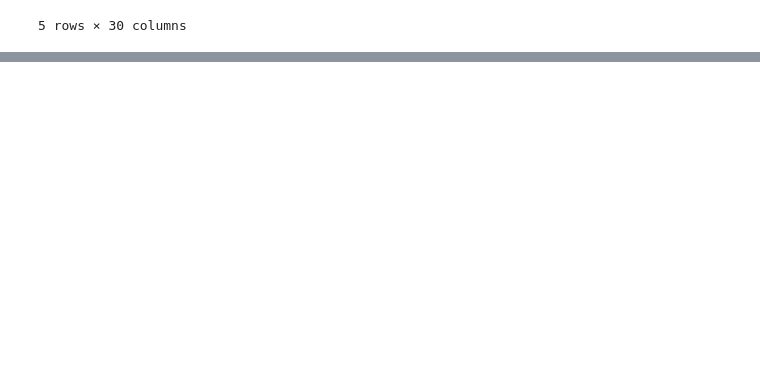
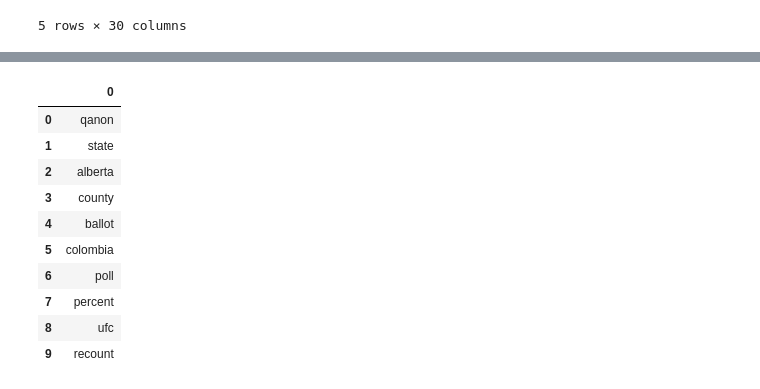
Before and after one commit to Parkjiwonha/Election_predict, a Jupyter notebook: news.ipynb, the cells around one changed output, grey strips where cells are left out. Drawn from its saved outputs; the diff is of its cells as text; code cells hidden in the pictures; blank space fills up the shorter version.

```diff
--- a/news.ipynb
+++ b/news.ipynb
@@ -460,0 +514,32 @@ pd.DataFrame(voca_top10(lba),index=lb.index).loc[['2020-10-12', '2020-10-13', '2
+# %%
+news_MB=news.groupby(['MB','Date'])['Text_A'].sum()
+# %%
+Left=tf.transform(news_MB['Left']).toarray()
+Right=tf.transform(news_MB['Right']).toarray()
+# %%
+df_left=pd.DataFrame(Left,index=news_MB['Left'].index)
+df_right=pd.DataFrame(Right,index=news_MB['Right'].index)
+# %%
+left=df_left.loc[['2020-10-12', '2020-10-13', '2020-10-14','2020-10-15', '2020-10-16']].sum()
+left=left.argsort()[::-1]
+right=df_right.loc[['2020-10-12', '2020-10-13', '2020-10-14','2020-10-15', '2020-10-16']].sum()
+right=right.argsort()[::-1]
+# %%
+result=[]
+voca={j:i for i,j in tf.vocabulary_.items()}
+for j in left[:10]:
+    result.append(voca[j])
+
+pd.DataFrame(result)
+# %% [output]
+|  | 0 |
+| 0 | qanon |
+| 1 | state |
+| 2 | alberta |
+| 3 | county |
+| 4 | ballot |
+| 5 | colombia |
+| 6 | poll |
+| 7 | percent |
+| 8 | ufc |
+| 9 | recount |
```
Also changed, not shown: parts of 15 cells of this notebook.
